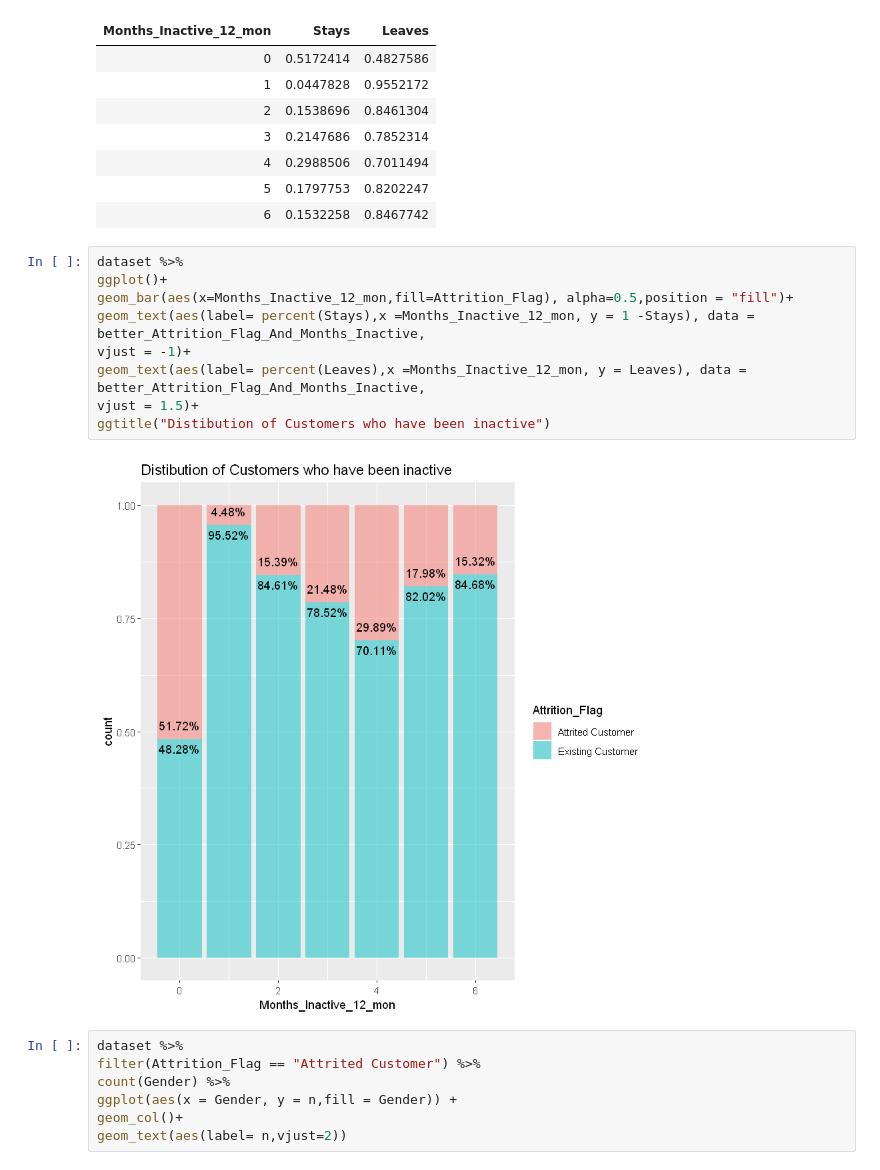
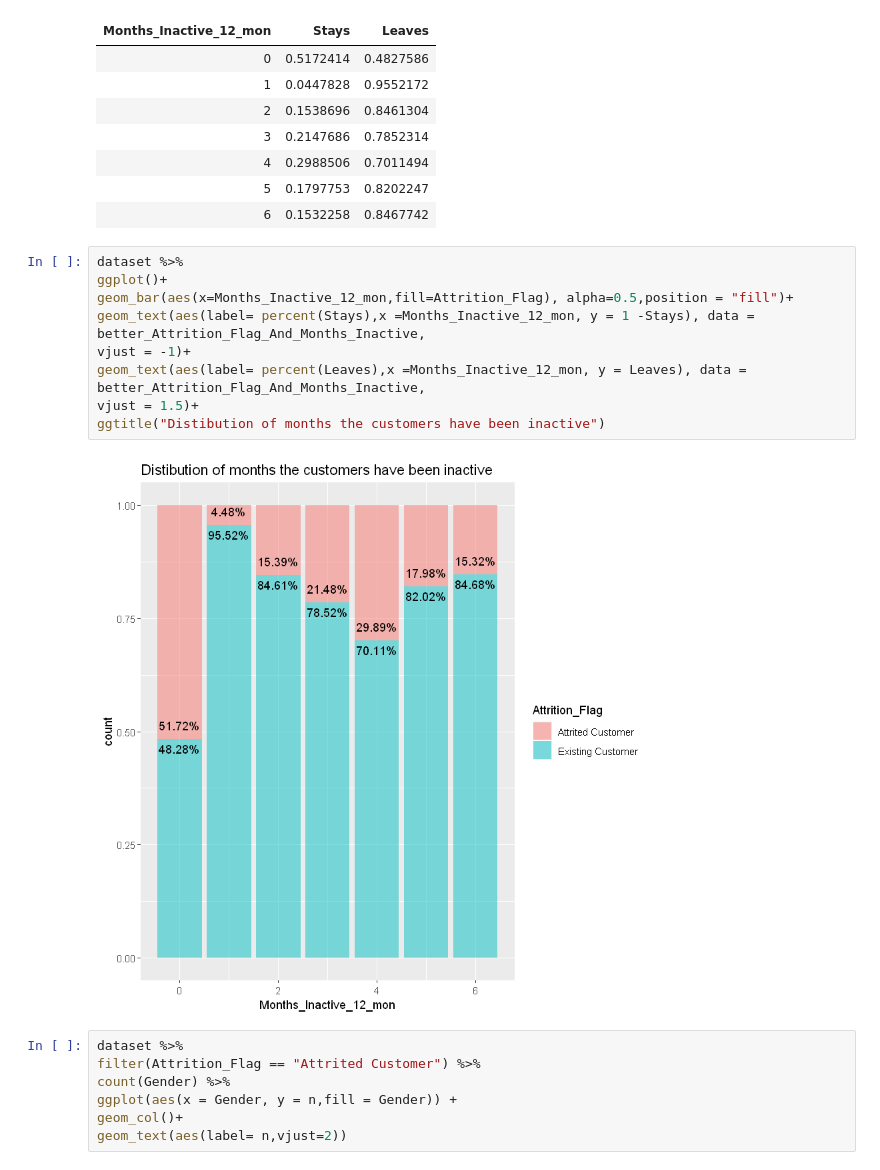
Before and after one commit to WeAreVR/Biba, a Jupyter notebook: BIBA.ipynb, the cells around one changed output. Cells and saved outputs as stored; diff of their text form.

```diff
--- a/BIBA.ipynb
+++ b/BIBA.ipynb
@@ -154,14 +147,14 @@ better_Attrition_Flag_And_Months_Inactive
 # %%
 dataset %>%
 ggplot()+
 geom_bar(aes(x=Months_Inactive_12_mon,fill=Attrition_Flag), alpha=0.5,position = "fill")+
 geom_text(aes(label= percent(Stays),x =Months_Inactive_12_mon, y = 1 -Stays), data = better_Attrition_Flag_And_Months_Inactive,
 vjust = -1)+
 geom_text(aes(label= percent(Leaves),x =Months_Inactive_12_mon, y = Leaves), data = better_Attrition_Flag_And_Months_Inactive,
 vjust = 1.5)+
-ggtitle("Distibution of Customers who have been inactive")
+ggtitle("Distibution of months the customers have been inactive")
 # %% [output]
-[figure, old version]
+[figure, new version]
 # %%
 dataset %>%
 filter(Attrition_Flag == "Attrited Customer") %>%
```
Also changed, not shown: parts of 11 cells of this notebook.
